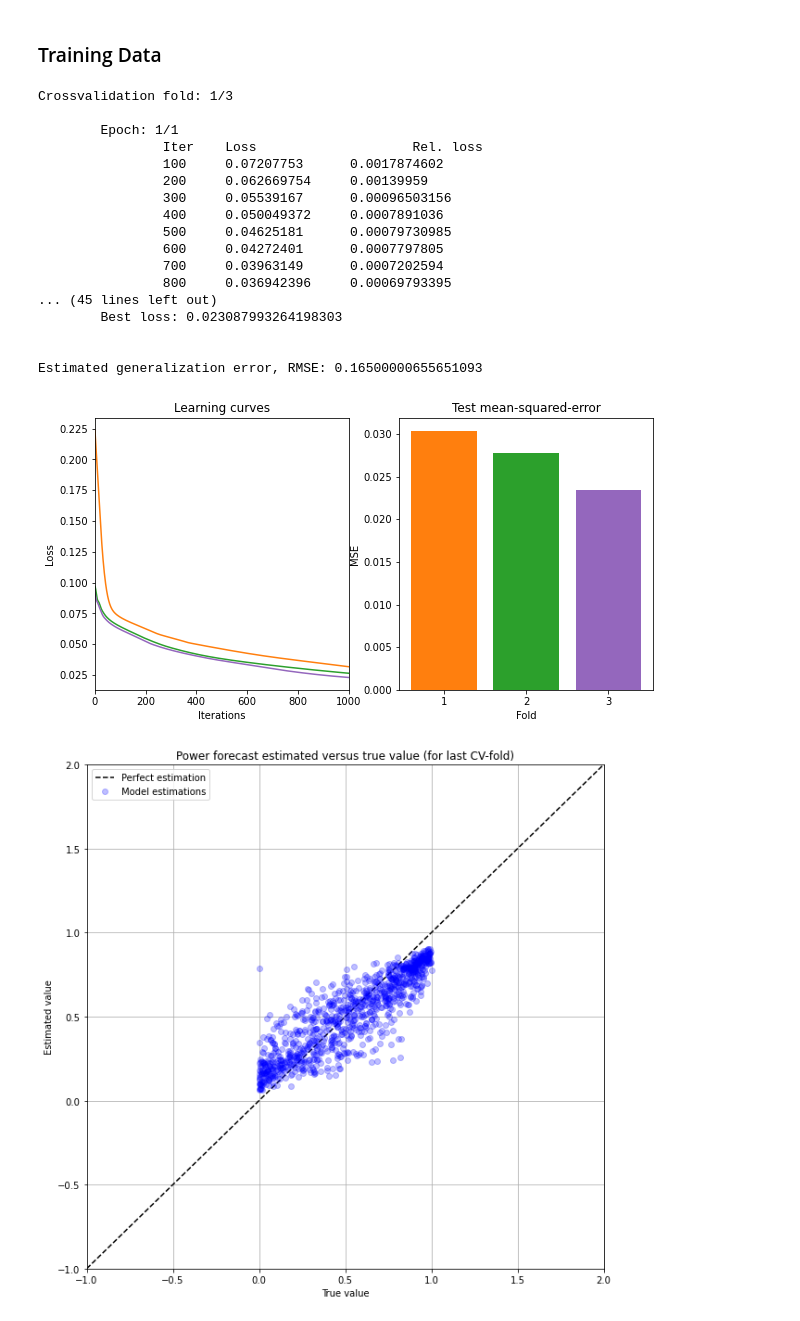
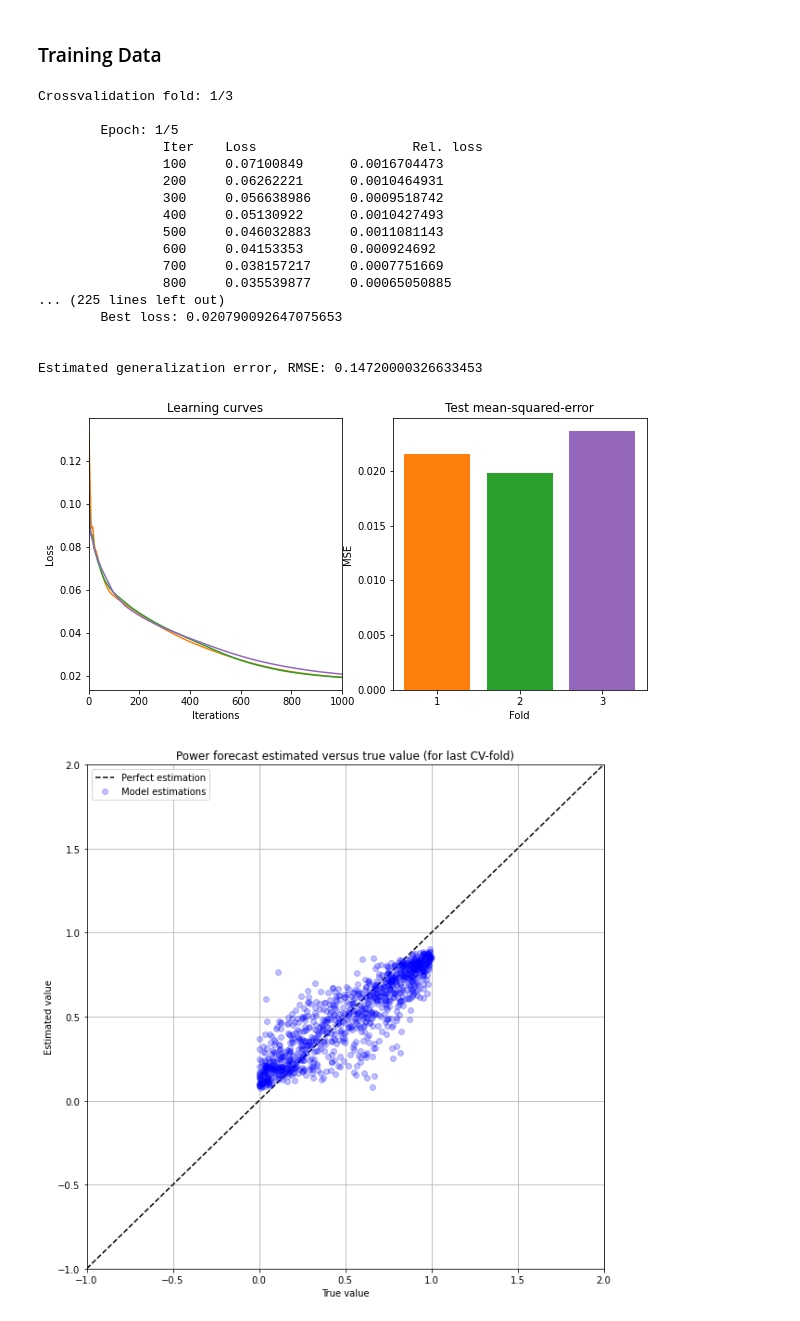
Before and after one commit to YasminaKerkeb/wind-energy-forecasting, a Jupyter notebook: deep_nn_model.ipynb, the cells around one changed output. Cells and saved outputs as stored; diff of their text form; code cells hidden in the pictures.

```diff
--- a/deep_nn_model.ipynb
+++ b/deep_nn_model.ipynb
@@ -63,7 +63,7 @@ if do_pca_preprocessing:
 
 # Parameters for neural network classifier
 n_hidden_units = 15      # number of hidden units
-n_epochs = 1        # number of networks trained in each k-fold
+n_epochs = 5        # number of networks trained in each k-fold
 max_iter = 1000        #
 
 # K-fold crossvalidation
@@ -123,44 +123,44 @@ for (k, (train_index, test_index)) in enumerate(CV.split(X,y)):
 # Display the MSE across folds
 summaries_axes[1].bar(np.arange(1, K+1), np.squeeze(np.asarray(errors)), color=color_list)
 summaries_axes[1].set_xlabel('Fold');
 summaries_axes[1].set_xticks(np.arange(1, K+1))
 summaries_axes[1].set_ylabel('MSE');
 summaries_axes[1].set_title('Test mean-squared-error')
 
 
 # Print the average classification error rate
 print('\nEstimated generalization error, RMSE: {0}'.format(round(np.sqrt(np.mean(errors)), 4)))
 
 
 plt.figure(figsize=(10,10));
 y_est = y_test_est.data.numpy(); y_true = y_test.data.numpy();
 axis_range = [np.min([y_est, y_true])-1,np.max([y_est, y_true])+1]
 plt.plot(axis_range,axis_range,'k--')
 plt.plot(y_true[0:1000], y_est[0:1000],'ob',alpha=.25)
 plt.legend(['Perfect estimation','Model estimations'])
 plt.title('Power forecast estimated versus true value (for last CV-fold)')
 plt.ylim(axis_range); plt.xlim(axis_range)
 plt.xlabel('True value')
 plt.ylabel('Estimated value')
 plt.grid()
 plt.show()
 # %% [output]
 Crossvalidation fold: 1/3
 
-        Epoch: 1/1
+        Epoch: 1/5
                 Iter    Loss                    Rel. loss
-                100     0.07207753      0.0017874602
-                200     0.062669754     0.00139959
-                300     0.05539167      0.00096503156
-                400     0.050049372     0.0007891036
-                500     0.04625181      0.00079730985
-                600     0.04272401      0.0007797805
-                700     0.03963149      0.0007202594
-                800     0.036942396     0.00069793395
-... (45 lines left out)
-        Best loss: 0.023087993264198303
+                100     0.07100849      0.0016704473
+                200     0.06262221      0.0010464931
+                300     0.056638986     0.0009518742
+                400     0.05130922      0.0010427493
+                500     0.046032883     0.0011081143
+                600     0.04153353      0.000924692
+                700     0.038157217     0.0007751669
+                800     0.035539877     0.00065050885
+... (225 lines left out)
+        Best loss: 0.020790092647075653
 
 
-Estimated generalization error, RMSE: 0.16500000655651093
+Estimated generalization error, RMSE: 0.14720000326633453
-[figure, old version]
+[figure, new version]
-[figure, old version]
+[figure, new version]
```
Also changed, not shown: parts of 1 cell of this notebook.
